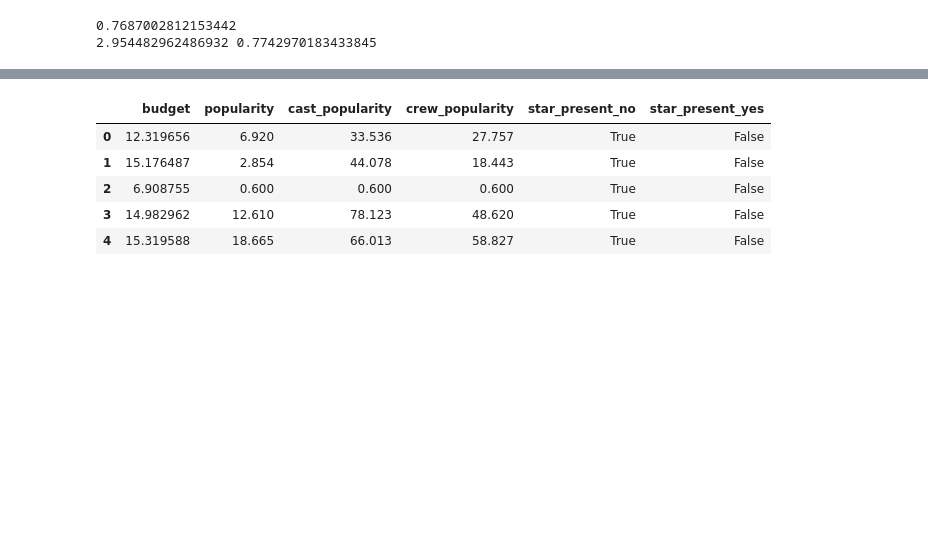
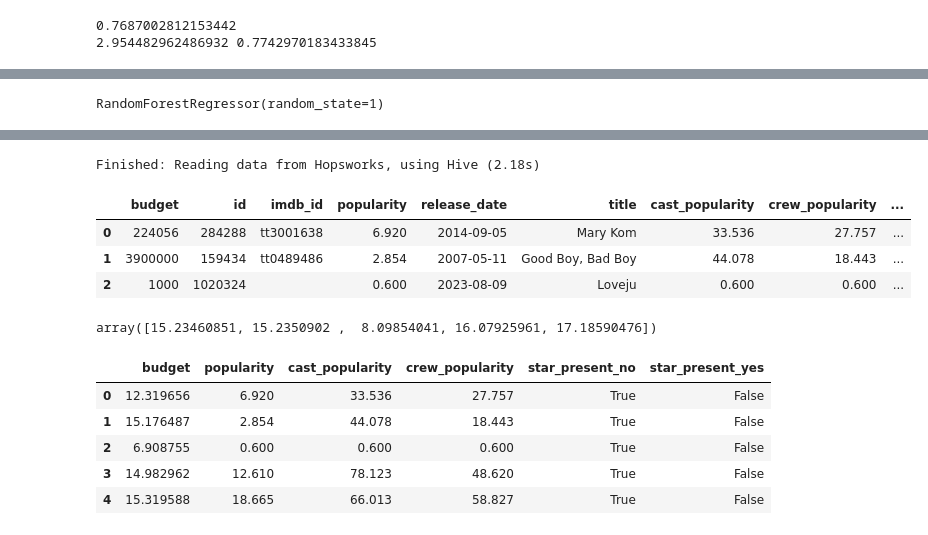
Before and after one commit to jai3703/box_office_prediction, a Jupyter notebook: notebooks/01_data_cleaning_feature_extraction.ipynb, the cells around one changed output, grey strips where cells are left out. Saved outputs shown, nothing was run; the diff lists cells and outputs as text; code cells hidden in the pictures; blank space fills up the shorter version.

```diff
--- a/01_data_cleaning_feature_extraction.ipynb
+++ b/notebooks/01_data_cleaning_feature_extraction.ipynb
@@ -185,0 +263,20 @@ A column-vector y was passed when a 1d array was expected. Please change the sha
+# %%
+# Load the saved XGBoost model using joblib from the downloaded model directory
+retrieved_xgboost_model = joblib.load(saved_model_dir + "/random_forest_revenue_prediction.pkl")
+
+# Display the retrieved XGBoost model
+retrieved_xgboost_model
+# %% [output]
+RandomForestRegressor(random_state=1)
+# %%
+# Initialize batch scoring
+feature_view.init_batch_scoring(1)
+
+# Get the batch data
+batch_data = feature_view.get_batch_data()
+
+
+
+# Display the first 3 rows
+batch_data.head(3)
+# %% [output]
@@ -185,0 +284,5 @@ A column-vector y was passed when a 1d array was expected. Please change the sha
+Finished: Reading data from Hopsworks, using Hive (2.18s)
+|  | budget | id | imdb_id | popularity | release_date | title | cast_popularity | crew_popularity | ... |
+| 0 | 224056 | 284288 | tt3001638 | 6.920 | 2014-09-05 | Mary Kom | 33.536 | 27.757 | ... |
+| 1 | 3900000 | 159434 | tt0489486 | 2.854 | 2007-05-11 | Good Boy, Bad Boy | 44.078 | 18.443 | ... |
+| 2 | 1000 | 1020324 |  | 0.600 | 2023-08-09 | Loveju | 0.600 | 0.600 | ... |
@@ -186,3 +294,11 @@ A column-vector y was passed when a 1d array was expected. Please change the sha
+# %%
+# Use the retrieved XGBoost model to make predictions on the batch data
+predictions = retrieved_xgboost_model.predict(batch_data)
+
+# Display the first five predictions
+predictions[:5]
+# %% [output]
+array([15.23460851, 15.2350902 ,  8.09854041, 16.07925961, 17.18590476])
 # %%
 X_train_filtered.head()
 # %% [output]
```
Also changed, not shown: parts of 14 cells of this notebook, 4 other files.
